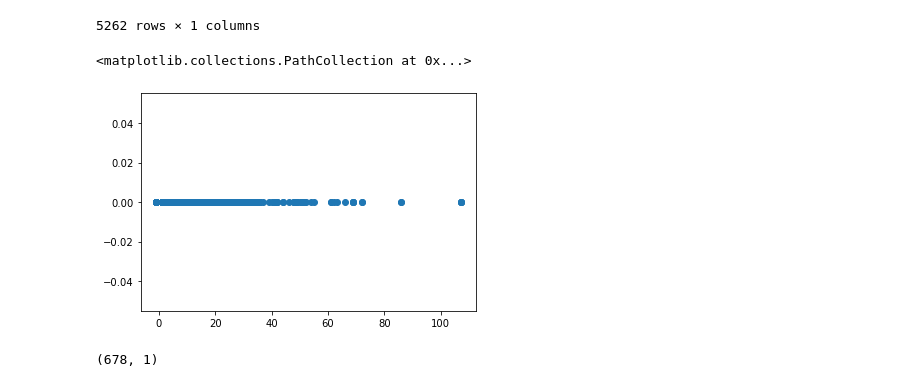
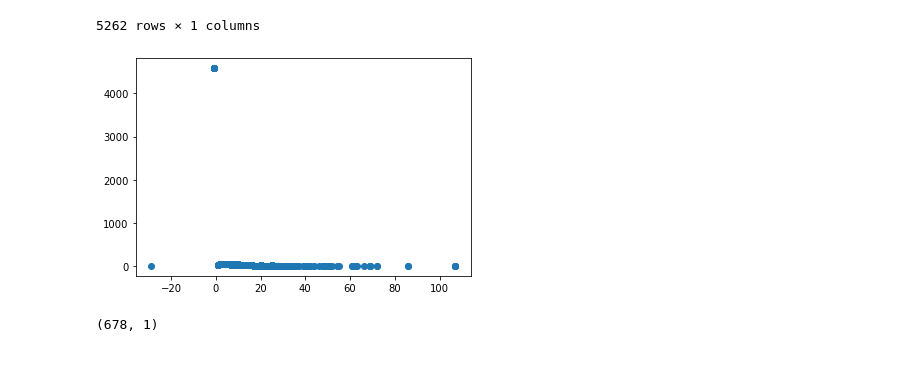
Before and after one commit to BenMarkFrost/LEN_Individual_Project, a Jupyter notebook: Static/kBins.ipynb, the cells around one changed output. Cells and saved outputs as stored; diff of their text form; code cells hidden in the pictures.

```diff
--- a/Static/kBins.ipynb
+++ b/Static/kBins.ipynb
@@ -304,11 +311,10 @@ targetDF
 | 5261 | -1 |
 5262 rows × 1 columns
 # %%
-plt.scatter(targetDF['deathperiod'], [0]*len(targetDF['deathperiod']))
+plt.scatter(targetDF['deathperiod'], targetDF['deathperiod'].map(targetDF['deathperiod'].value_counts()))
 plt.show()
 # %% [output]
-<matplotlib.collections.PathCollection at 0x...>
-[figure, old version]
+[figure, new version]
 # %%
 targetDF['deathperiod'] = targetDF['deathperiod'].apply(lambda x: x if x > -1 else -1)
 # %%
```
Also changed, not shown: parts of 15 cells of this notebook, 1 other file.
